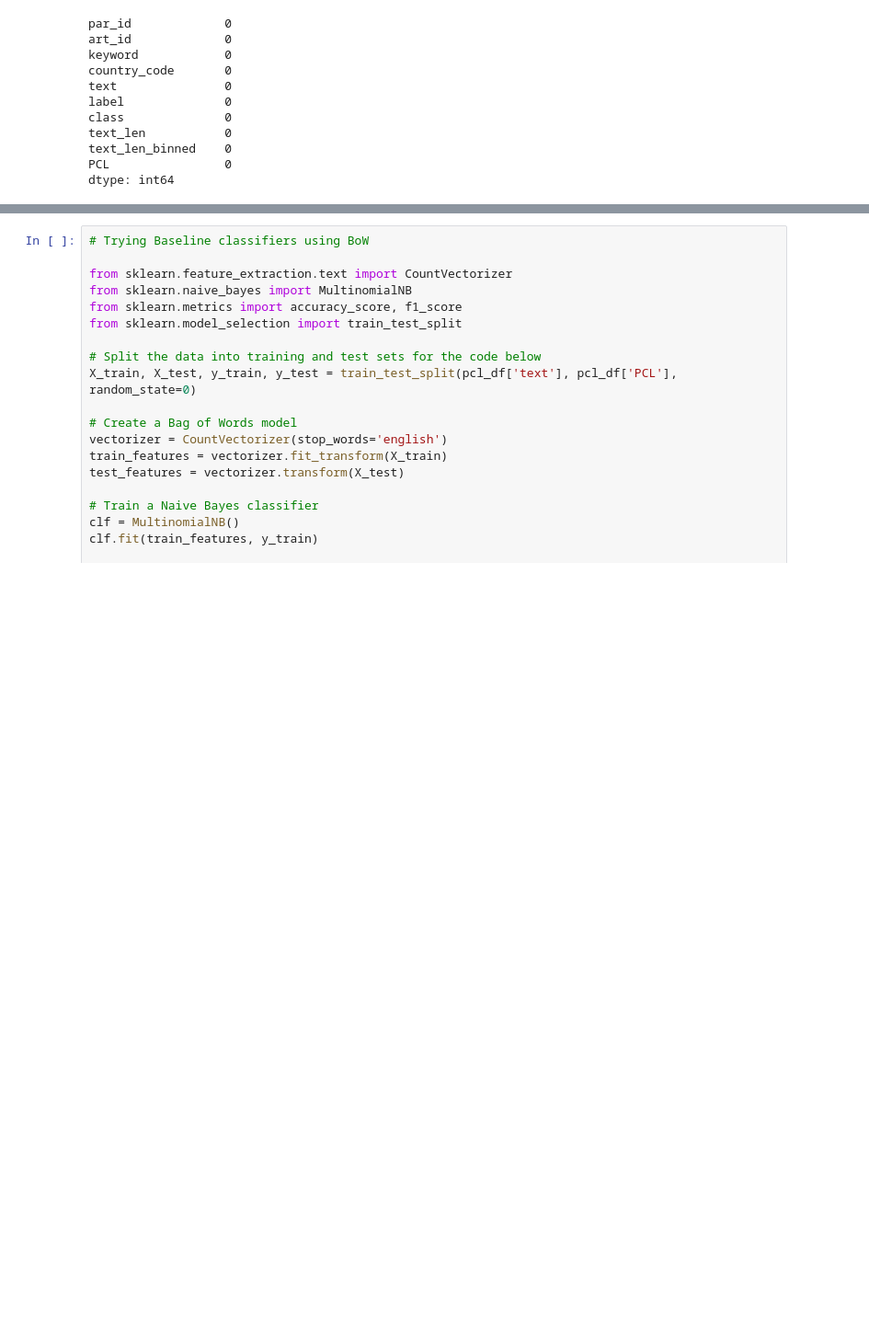
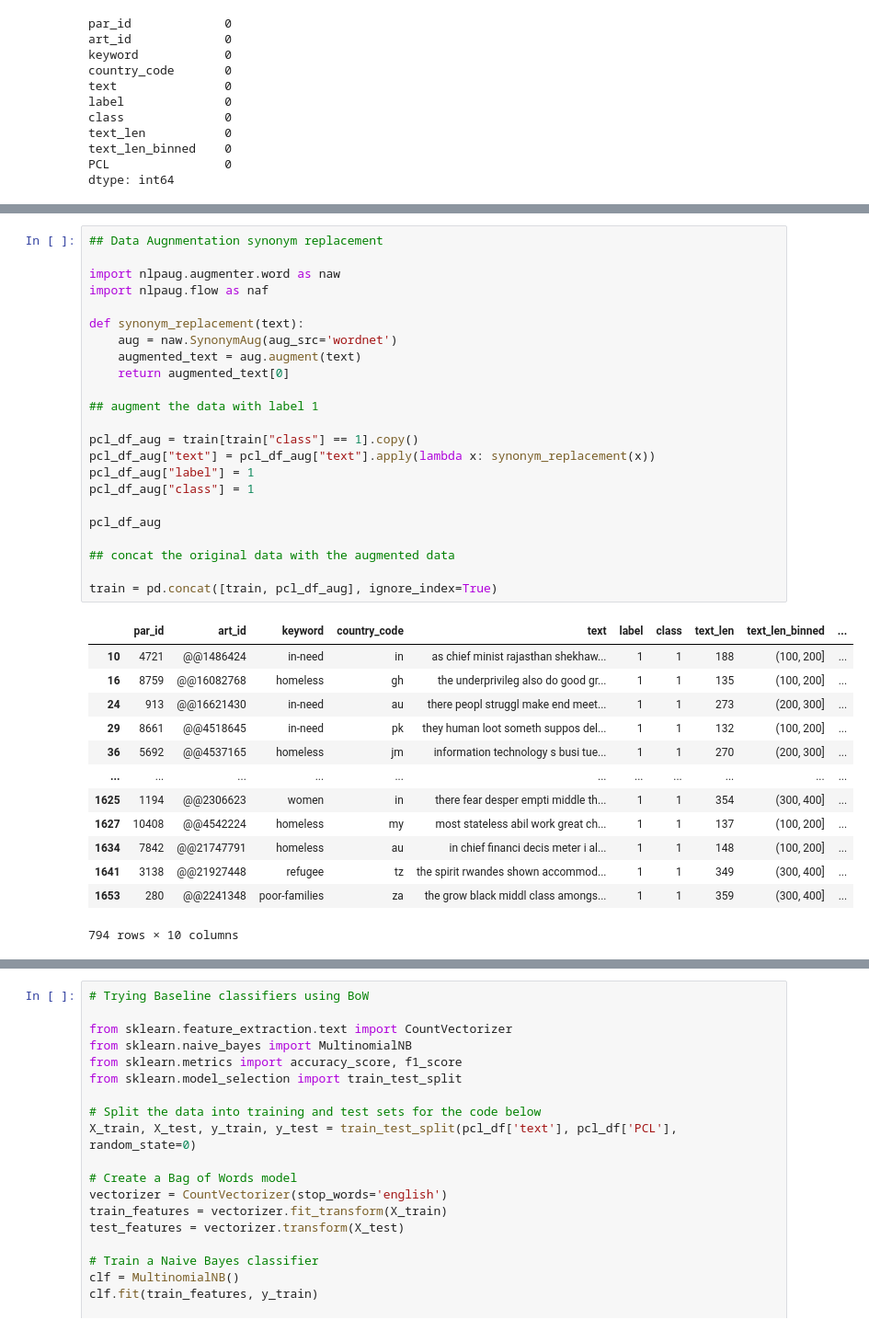
Before and after one commit to Devesh251298/NLPClassification_41, a Jupyter notebook: cw.ipynb, the cells around one changed output, grey strips where cells are left out. Shown at 92% size. Drawn from its saved outputs; the diff is of its cells as text; blank space fills up the shorter version.

```diff
--- a/cw.ipynb
+++ b/cw.ipynb
@@ -208,0 +285,37 @@ dtype: int64
+# %%
+## Data Augnmentation synonym replacement
+
+import nlpaug.augmenter.word as naw
+import nlpaug.flow as naf
+
+def synonym_replacement(text):
+    aug = naw.SynonymAug(aug_src='wordnet')
+    augmented_text = aug.augment(text)
+    return augmented_text[0]
+
+## augment the data with label 1
+
+pcl_df_aug = train[train["class"] == 1].copy()
+pcl_df_aug["text"] = pcl_df_aug["text"].apply(lambda x: synonym_replacement(x))
+pcl_df_aug["label"] = 1
+pcl_df_aug["class"] = 1
+
+pcl_df_aug
+
+## concat the original data with the augmented data
+
+train = pd.concat([train, pcl_df_aug], ignore_index=True)
+# %% [output]
+|  | par_id | art_id | keyword | country_code | text | label | class | text_len | text_len_binned | ... |
+| 10 | 4721 | @@1486424 | in-need | in | as chief minist rajasthan shekhaw... | 1 | 1 | 188 | (100, 200] | ... |
+| 16 | 8759 | @@16082768 | homeless | gh | the underprivileg also do good gr... | 1 | 1 | 135 | (100, 200] | ... |
+| 24 | 913 | @@16621430 | in-need | au | there peopl struggl make end meet... | 1 | 1 | 273 | (200, 300] | ... |
+| 29 | 8661 | @@4518645 | in-need | pk | they human loot someth suppos del... | 1 | 1 | 132 | (100, 200] | ... |
+| 36 | 5692 | @@4537165 | homeless | jm | information technology s busi tue... | 1 | 1 | 270 | (200, 300] | ... |
+| ... | ... | ... | ... | ... | ... | ... | ... | ... | ... | ... |
+| 1625 | 1194 | @@2306623 | women | in | there fear desper empti middle th... | 1 | 1 | 354 | (300, 400] | ... |
+| 1627 | 10408 | @@4542224 | homeless | my | most stateless abil work great ch... | 1 | 1 | 137 | (100, 200] | ... |
+| 1634 | 7842 | @@21747791 | homeless | au | in chief financi decis meter i al... | 1 | 1 | 148 | (100, 200] | ... |
+| 1641 | 3138 | @@21927448 | refugee | tz | the spirit rwandes shown accommod... | 1 | 1 | 349 | (300, 400] | ... |
+| 1653 | 280 | @@2241348 | poor-families | za | the grow black middl class amongs... | 1 | 1 | 359 | (300, 400] | ... |
+794 rows × 10 columns
```
Also changed, not shown: parts of 8 cells of this notebook, 6 other files.
